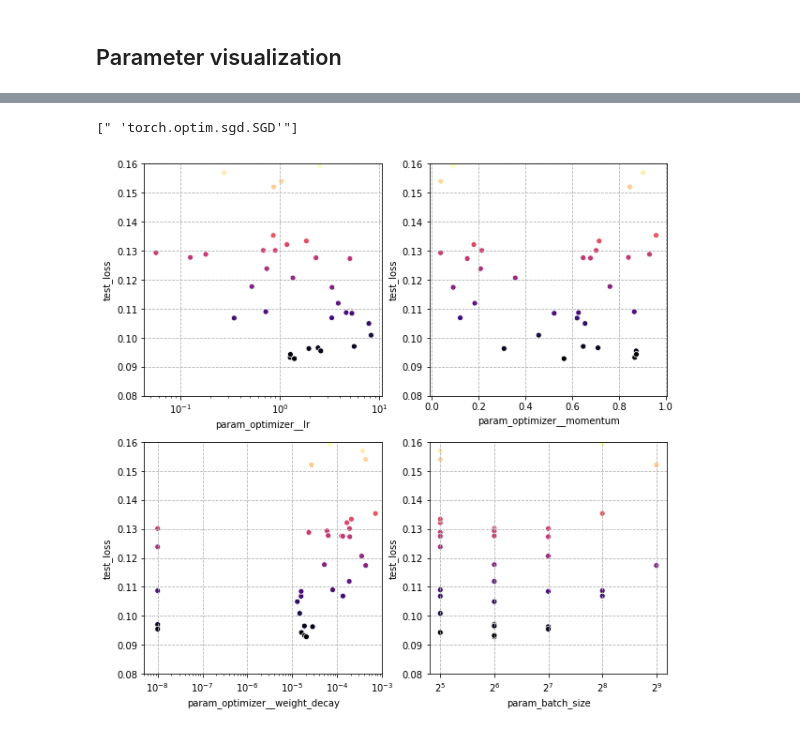
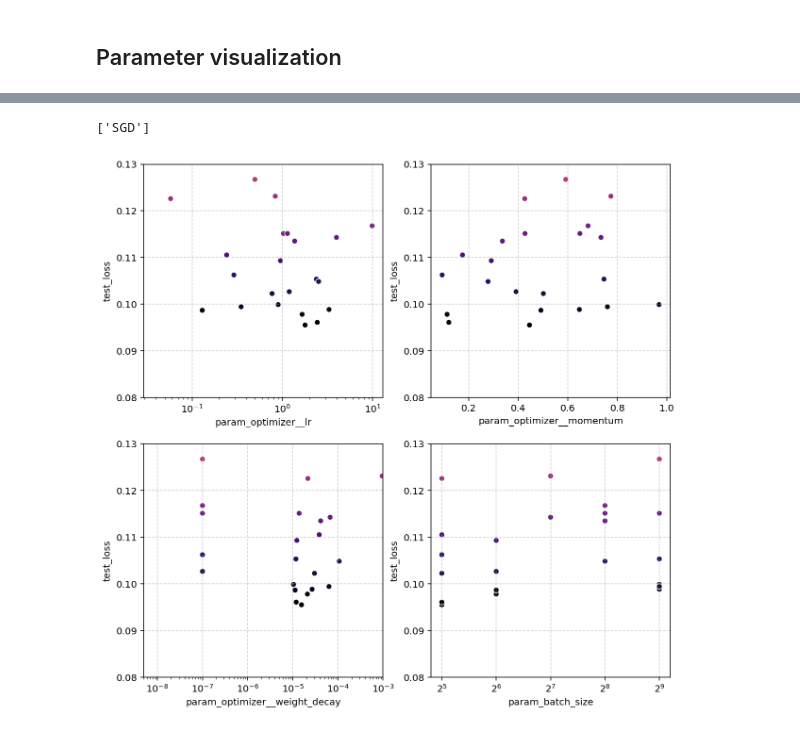
Before and after one commit to stsievert/dask-hyperband-comparison, a Jupyter notebook: Visualize.ipynb, the cells around one changed output, grey strips where cells are left out. Saved outputs shown, nothing was run; the diff lists cells and outputs as text; code cells hidden in the pictures.

```diff
--- a/Visualize.ipynb
+++ b/Visualize.ipynb
@@ -206,6 +160,3 @@ ax.set_xlim(0, 1)
 # %% [markdown]
 ## Parameter visualization
-# %%
-with open("results/2018-11-07-cv_results.json", "r") as f:
-    cv_results = json.load(f)
 # %%
@@ -215,6 +168,6 @@ results = {k: sum(v, []) for k, v in results.items()}
 # %%
 import numpy as np
-hist = pd.DataFrame(results)
+hist = pd.DataFrame(cv_results["patience"])
 hist.head()
 
 #hist['param_optimizer_'] = hist['param_optimizer'].apply(lambda opt: str(opt).replace('<class', '').strip('>'))
@@ -234,6 +187,7 @@ w = 5
 fig, axs = plt.subplots(nrows=2, ncols=2, figsize=(2*w, 2*w))
 axs = axs.flat[:]
 hues = ['param_optimizer', 'param_module__init', 'param_module__activation', 'param_batch_size']
+print("{} estimators".format(len(hist)))
 for ax, hue in zip(axs, hues):
     cmap = None
     if 'batch_size' in hue:
@@ -247,11 +201,12 @@ for ax, hue in zip(axs, hues):
         palette=cmap,
         dodge=False,
     )
-    ax.set_xlim(-1.5, 50)
-    ax.set_ylim(0, 0.14)
-    ax.grid(linestyle='--', which='y')
+    ax.set_xlim(-1.5, 64 - 20)
+    ax.set_ylim(0.07, 0.13)
+    ax.grid(linestyle='--', axis='y', alpha=0.6)
     ax.legend(loc='lower right')
     ax.set_title(hue.replace('param_', ''))
     ax.tick_params(labelbottom=False)
+plt.savefig("figs/ranks.svg", bbox_inches="tight")
 plt.show()
 # %% [output]
@@ -259,3 +215,4 @@ plt.show()
 # %%
-sgd_alg = [a for a in hist.param_optimizer_.unique() if 'sgd' in a.lower()][0]
-sgd = hist[hist.param_optimizer_ == sgd_alg]
+sgd_alg = [a for a in hist.param_optimizer.unique() if 'sgd' in a.lower()][0]
+sgd = hist[hist.param_optimizer == sgd_alg]
+sgd.head()
@@ -262,35 +226,36 @@ sgd = hist[hist.param_optimizer_ == sgd_alg]
 # %%
 w = 5
 fig, axs = plt.subplots(nrows=2, ncols=2, figsize=(2*w, 2*w))
 axs = axs.flat[:]
 variables = ['param_optimizer__lr', 'param_optimizer__momentum', 'param_optimizer__weight_decay', 'param_batch_size']
-print(sgd.param_optimizer_.unique())
+print(sgd.param_optimizer.unique())
 for ax, var in zip(axs, variables):
     show = sgd.copy()
     show = show.sort_values(by=var)
     if 'weight_decay' in var:
-        show[var] += 1e-8
+        show[var] += 1e-7
     show = show[show.test_loss < 0.16]
     sns.scatterplot(
         x=var,
         y='test_loss',
         data=show,
         hue='test_loss',
         palette='magma',
         legend=False,
         ax=ax,
     )
     if 'lr' in var:
         ax.set_xscale('log', basex=10)
     if 'batch_size' in var:
         ax.set_xscale('log', basex=2)
     if 'weight_decay' in var:
         ax.set_xlim(5e-9, 1e-3)
         ax.set_xscale('log', basex=10)
 
-    ax.grid(linestyle='--')
-    ax.set_ylim(0.08, 0.16)
+    ax.grid(linestyle='--', alpha=0.6)
+    ax.set_ylim(0.08, 0.13)
+plt.savefig("figs/sgd.svg", bbox_inches="tight")
 plt.show()
 # %% [output]
-[" 'torch.optim.sgd.SGD'"]
+['SGD']
-[figure, old version]
+[figure, new version]
```
Also changed, not shown: parts of 7 cells of this notebook, 2 other files.
